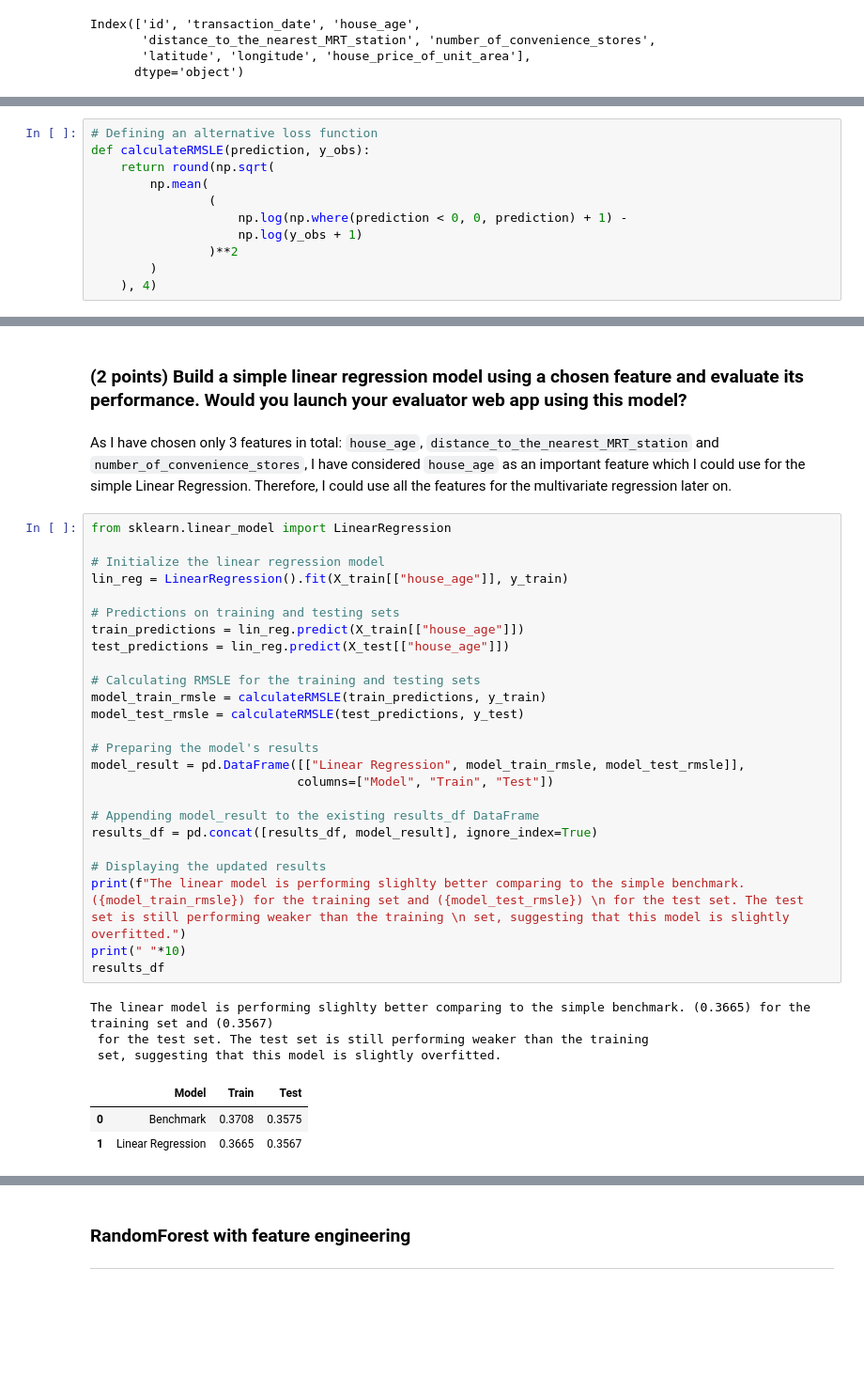
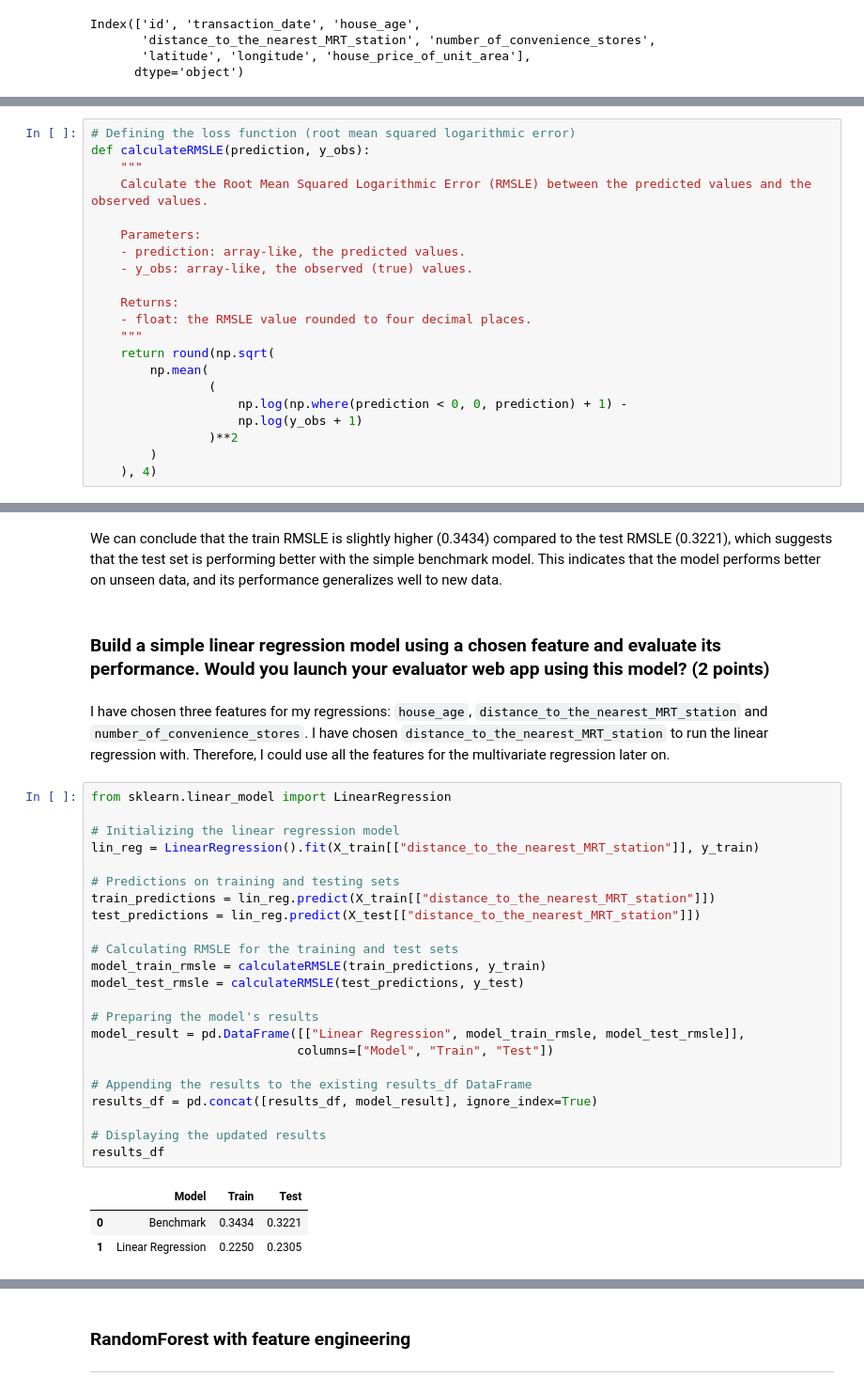
Before and after one commit to zsofiarebeka/ceu-ml1-ml2, a Jupyter notebook: Assignment 1/DS2_Assignment1_KATONA.ipynb, the cells around one changed output, grey strips where cells are left out. Shown at 94% size. Cells and saved outputs as stored; diff of their text form; blank space fills up the shorter version.

```diff
--- a/Assignment 1/DS2_Assignment1_KATONA.ipynb
+++ b/Assignment 1/DS2_Assignment1_KATONA.ipynb
@@ -79,6 +67,16 @@ Consdiering the impact of wrong predictions, an appropriate loss model for real
 # %%
-# Defining an alternative loss function
+# Defining the loss function (root mean squared logarithmic error)
 def calculateRMSLE(prediction, y_obs):
+    """
+    Calculate the Root Mean Squared Logarithmic Error (RMSLE) between the predicted values and the observed values.
+
+    Parameters:
+    - prediction: array-like, the predicted values.
+    - y_obs: array-like, the observed (true) values.
+
+    Returns:
+    - float: the RMSLE value rounded to four decimal places.
+    """
     return round(np.sqrt(
         np.mean(
                 (
@@ -111,36 +108,35 @@ We can conclude that the train RMSLE is slightly higher (0.3708) compared to the
+# %% [markdown]
+We can conclude that the train RMSLE is slightly higher (0.3434) compared to the test RMSLE (0.3221), which suggests
+ that the test set is performing better with the simple benchmark model. This indicates that the model performs better on
+ unseen data, and its performance generalizes well to new data.
 # %% [markdown]
-### (2 points) Build a simple linear regression model using a chosen feature and evaluate its performance. Would you launch your evaluator web app using this model?
+### Build a simple linear regression model using a chosen feature and evaluate its performance. Would you launch your evaluator web app using this model? (2 points)
 # %% [markdown]
-As I have chosen only 3 features in total: `house_age`, `distance_to_the_nearest_MRT_station` and `number_of_convenience_stores`, I have considered `house_age` as an important feature which I could use for the simple Linear Regression. Therefore, I could use all the features for the multivariate regression later on.
+I have chosen three features for my regressions: `house_age`, `distance_to_the_nearest_MRT_station` and `number_of_convenience_stores`. I have chosen `distance_to_the_nearest_MRT_station` to run the linear regression with. Therefore, I could use all the features for the multivariate regression later on.
 # %%
 from sklearn.linear_model import LinearRegression
 
-# Initialize the linear regression model
-lin_reg = LinearRegression().fit(X_train[["house_age"]], y_train)
+# Initializing the linear regression model
+lin_reg = LinearRegression().fit(X_train[["distance_to_the_nearest_MRT_station"]], y_train)
 
 # Predictions on training and testing sets
-train_predictions = lin_reg.predict(X_train[["house_age"]])
-test_predictions = lin_reg.predict(X_test[["house_age"]])
+train_predictions = lin_reg.predict(X_train[["distance_to_the_nearest_MRT_station"]])
+test_predictions = lin_reg.predict(X_test[["distance_to_the_nearest_MRT_station"]])
 
-# Calculating RMSLE for the training and testing sets
+# Calculating RMSLE for the training and test sets
 model_train_rmsle = calculateRMSLE(train_predictions, y_train)
 model_test_rmsle = calculateRMSLE(test_predictions, y_test)
 
 # Preparing the model's results
 model_result = pd.DataFrame([["Linear Regression", model_train_rmsle, model_test_rmsle]],
                             columns=["Model", "Train", "Test"])
 
-# Appending model_result to the existing results_df DataFrame
+# Appending the results to the existing results_df DataFrame
 results_df = pd.concat([results_df, model_result], ignore_index=True)
 
 # Displaying the updated results
-print(f"The linear model is performing slighlty better comparing to the simple benchmark. ({model_train_rmsle}) for the training set and ({model_test_rmsle}) \n for the test set. The test set is still performing weaker than the training \n set, suggesting that this model is slightly overfitted.")
-print(" "*10)
 results_df
 # %% [output]
-The linear model is performing slighlty better comparing to the simple benchmark. (0.3665) for the training set and (0.3567)
- for the test set. The test set is still performing weaker than the training
- set, suggesting that this model is slightly overfitted.
 |  | Model | Train | Test |
-| 0 | Benchmark | 0.3708 | 0.3575 |
-| 1 | Linear Regression | 0.3665 | 0.3567 |
+| 0 | Benchmark | 0.3434 | 0.3221 |
+| 1 | Linear Regression | 0.2250 | 0.2305 |
```
Also changed, not shown: parts of 51 cells of this notebook.
